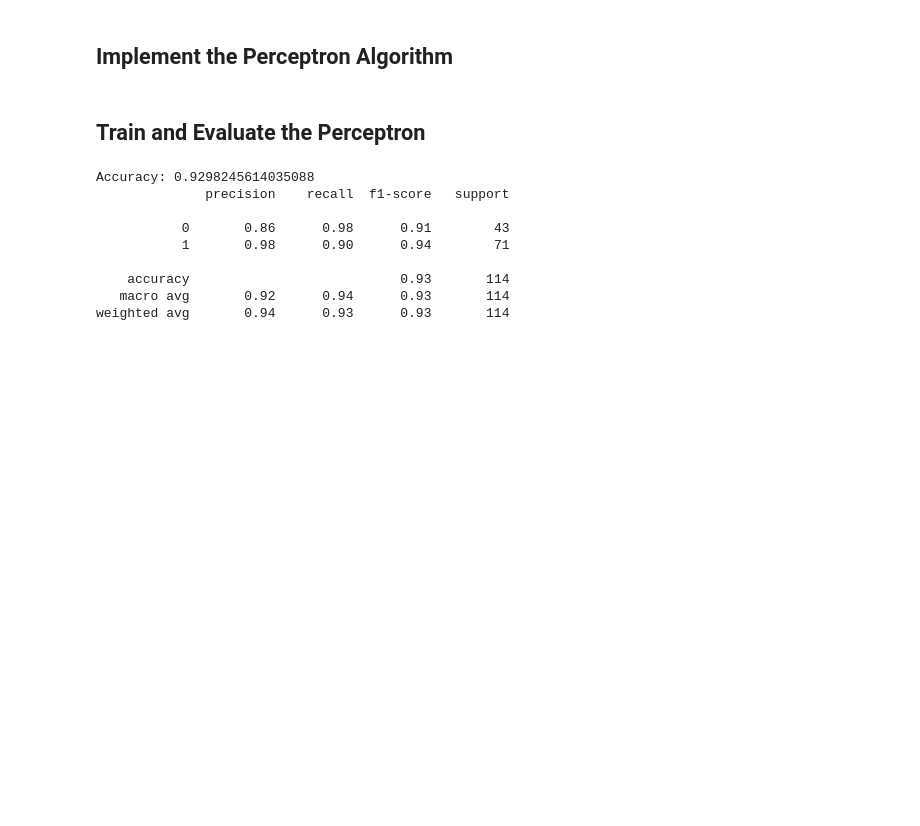
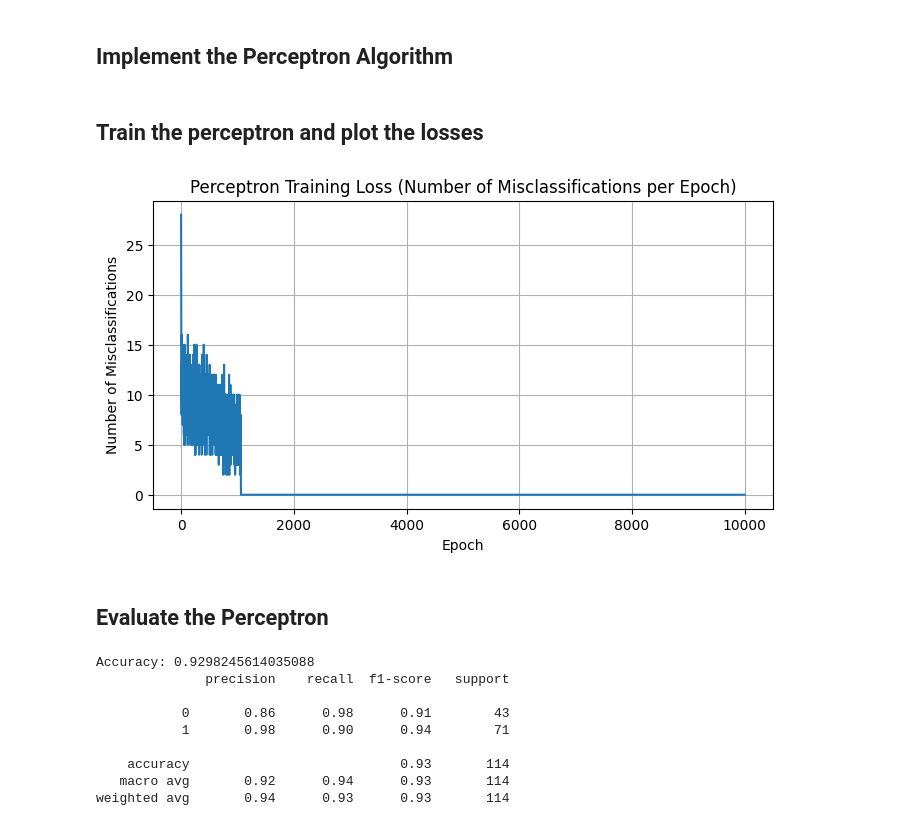
Before and after one commit to ChunFuYang/INDE577_Project, a Jupyter notebook: INDE/Supervised/The Perceptron/The_Perceptron.ipynb, the cells around one changed output. Drawn from its saved outputs; the diff is of its cells as text; code cells hidden in the pictures; blank space fills up the shorter version.

Commit message:
Perceptron: Plotting losses and print example

```diff
--- a/INDE/Supervised/The Perceptron/The_Perceptron.ipynb
+++ b/INDE/Supervised/The Perceptron/The_Perceptron.ipynb
@@ -31,17 +31,37 @@ class Perceptron:
         self.weights = np.zeros(X.shape[1])
         self.bias = 0
         y_ = np.where(y <= 0, -1, 1)
+        self.losses = []
         for _ in range(self.n_iter):
+            errors = 0
             for idx, x_i in enumerate(X):
                 linear_output = np.dot(x_i, self.weights) + self.bias
                 y_pred = np.where(linear_output >= 0, 1, -1)
                 update = self.lr * (y_[idx] - y_pred)
                 self.weights += update * x_i
                 self.bias += update
+                if y_pred != y_[idx]:
+                    errors += 1
+            self.losses.append(errors)
 
     def predict(self, X):
         linear_output = np.dot(X, self.weights) + self.bias
         return np.where(linear_output >= 0, 1, 0)
+# %% [markdown]
+## Train the perceptron and plot the losses
+# %%
+# Train the new Perceptron and plot the loss curve
+perceptron = Perceptron(lr=0.01, n_iter=10000)
+perceptron.fit(X_train, y_train)
+plt.figure(figsize=(8,4))
+plt.plot(perceptron.losses)
+plt.title('Perceptron Training Loss')
+plt.xlabel('Epoch')
+plt.ylabel('Number of Misclassifications')
+plt.grid(True)
+plt.show()
+# %% [output]
+[figure, added]
 # %% [markdown]
-## Train and Evaluate the Perceptron
+## Evaluate the Perceptron
 # %%
```
Also changed, not shown: parts of 4 cells of this notebook.
